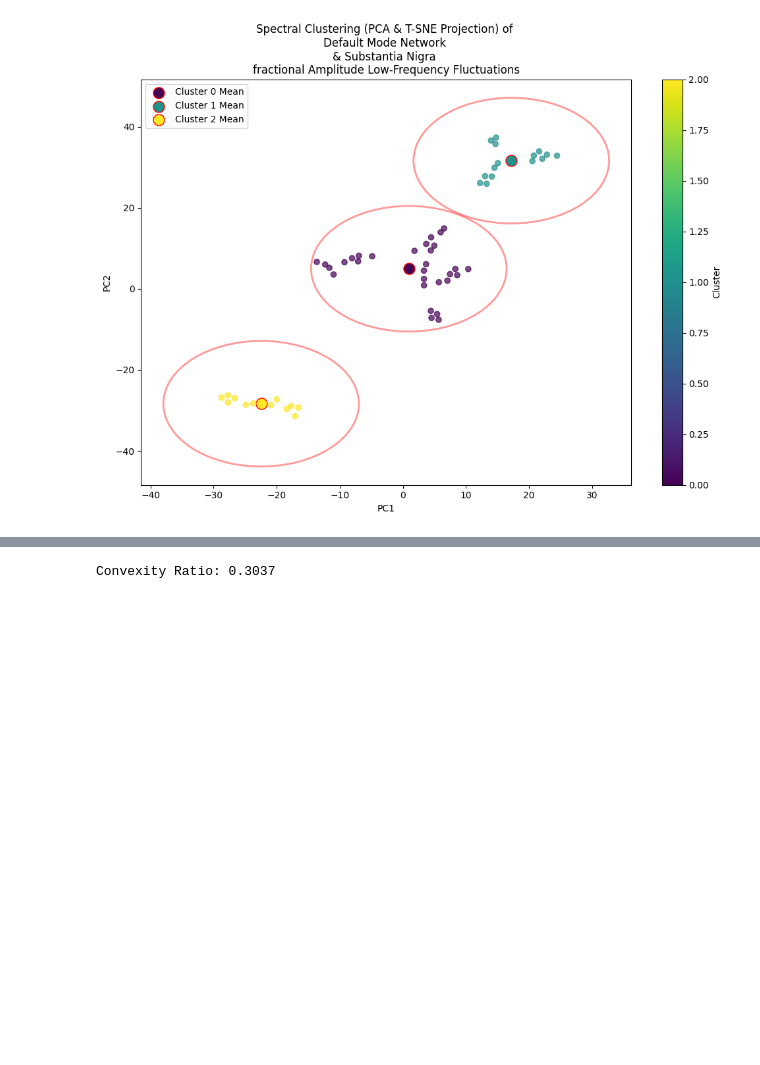
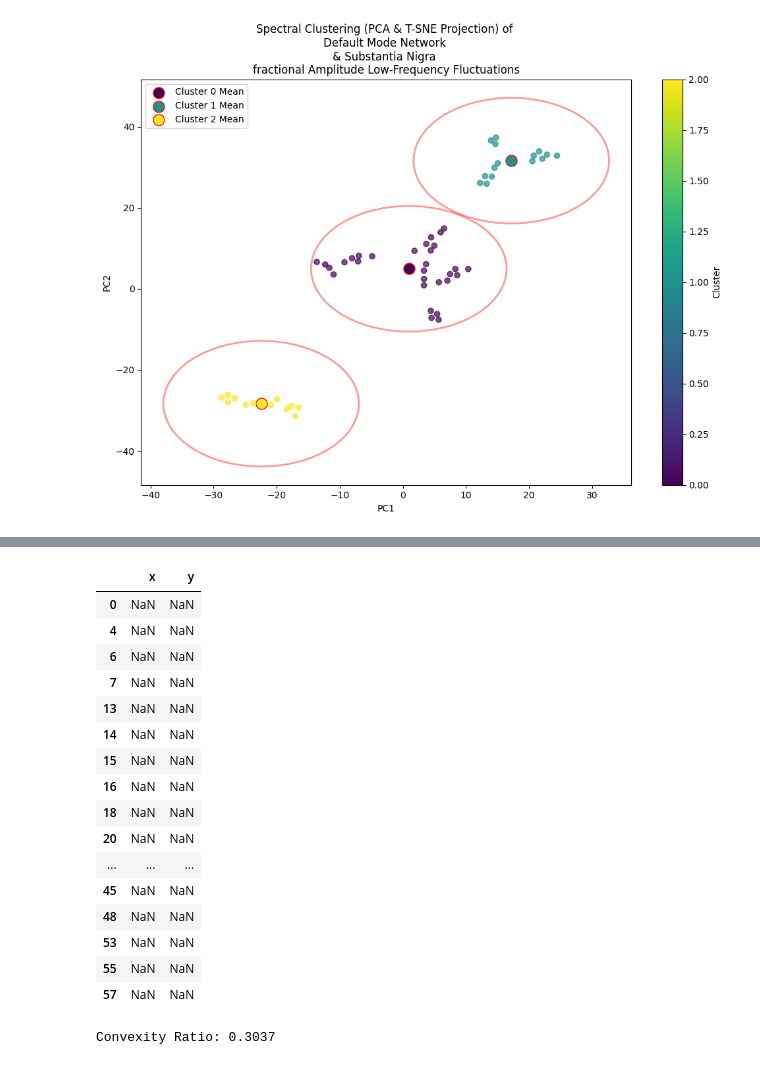
Before and after one commit to efwoods/Parkinsons_Disease_Study, a Jupyter notebook: notebooks/cluster_analysis.ipynb, the cells around one changed output, grey strips where cells are left out. Saved outputs shown, nothing was run; the diff lists cells and outputs as text; code cells hidden in the pictures; blank space fills up the shorter version.

```diff
--- a/notebooks/cluster_analysis.ipynb
+++ b/notebooks/cluster_analysis.ipynb
@@ -1005,0 +1016,6 @@ plt.show()
+# %%
+clustered_tsne = pd.concat([pd.DataFrame(X_pca_tsne), cluster_df], axis=1)
+# %%
+cluster_tsne_0 = clustered_tsne[clustered_tsne["Cluster"] == 0]
+cluster_tsne_1 = clustered_tsne[clustered_tsne["Cluster"] == 1]
+cluster_tsne_2 = clustered_tsne[clustered_tsne["Cluster"] == 2]
@@ -1006,3 +1114,23 @@ plt.show()
+# %%
+pd.DataFrame(cluster_tsne_0.loc[:, [0, 1]], columns=["x", "y"])
+# %% [output]
+|  | x | y |
+| 0 | NaN | NaN |
+| 4 | NaN | NaN |
+| 6 | NaN | NaN |
+| 7 | NaN | NaN |
+| 13 | NaN | NaN |
+| 14 | NaN | NaN |
+| 15 | NaN | NaN |
+| 16 | NaN | NaN |
+| 18 | NaN | NaN |
+| 20 | NaN | NaN |
+| ... | ... | ... |
+| 45 | NaN | NaN |
+| 48 | NaN | NaN |
+| 53 | NaN | NaN |
+| 55 | NaN | NaN |
+| 57 | NaN | NaN |
 # %%
 # This is why the above worked and using KMeans, PCA, & T-SNE did not:
 
```
Also changed, not shown: parts of 39 cells of this notebook, 7 other files.
